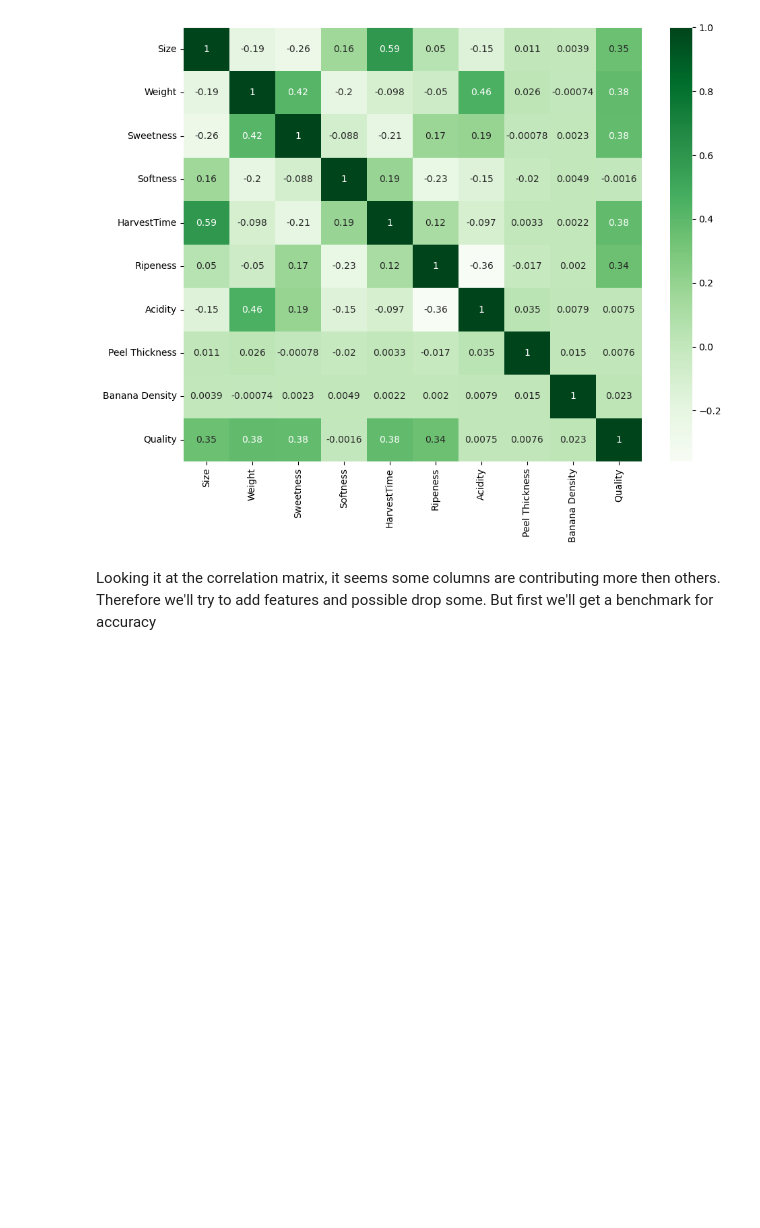
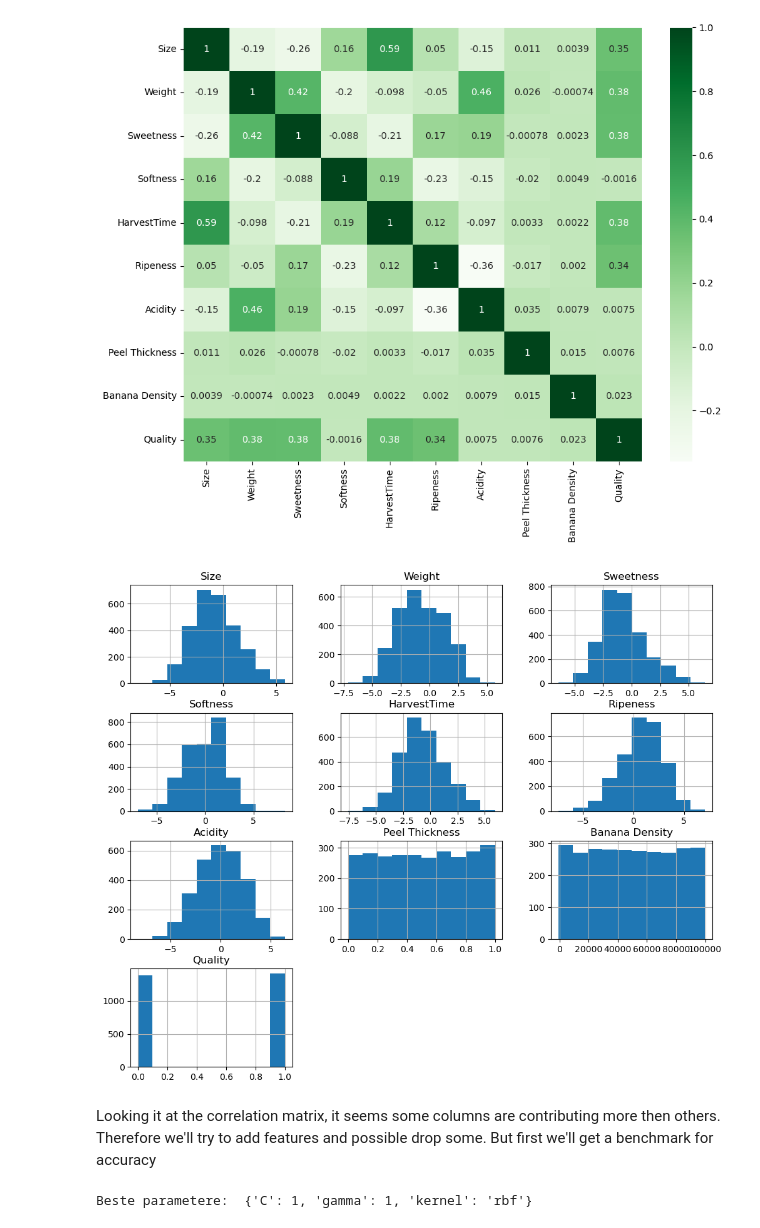
Before and after one commit to fredericstrand/DAT200, a Jupyter notebook: CA3/oblig-3.ipynb, the cells around one changed output. Cells and saved outputs as stored; diff of their text form; code cells hidden in the pictures; blank space fills up the shorter version.

```diff
--- a/CA3/oblig-3.ipynb
+++ b/CA3/oblig-3.ipynb
@@ -64,6 +58,10 @@ plt.tight_layout()
 plt.show()
 # %% [output]
 [figure]
+# %%
+train_df.hist(figsize=(12, 10));
+# %% [output]
+[figure, added]
 # %% [markdown]
 Looking it at the correlation matrix, it seems some columns are contributing more then others. Therefore we'll try to add features and possible drop some. But first we'll get a benchmark for accuracy
 # %%
@@ -91,4 +94,25 @@ X_train, X_test, y_train, y_test = train_test_split(X, y, test_size=0.2, random_
 # Fit the pipeline on training data and transform both train and test.
 X_train_scaled = pipeline.fit_transform(X_train)
 X_test_scaled = pipeline.transform(X_test)
+# %%
+"""
+running a small gridsearch on SVC, in the "real" gridsearch we used other models to and more paramters. We used a server
+to run the gridsearch which means we couldn't use jupyter as we only had access to the terminal. therefore we had to cut it down
+here for the submission so it would use so long to run.
+"""
+
+param_grid = {
+    'C': [0.1, 1, 5, 10],
+    'gamma': ['scale', 'auto', 0.01, 0.1, 1],
+    'kernel': ['rbf', 'linear']
+}
+
+model = SVC()
+grid_search = GridSearchCV(model, param_grid, cv=5, scoring='f1_macro', n_jobs=-1)
+grid_search.fit(X_train_scaled, y_train)
+
+# Printing the best parameters
+print("Beste parametere: ", grid_search.best_params_)
+# %% [output]
+Beste parametere:  {'C': 1, 'gamma': 1, 'kernel': 'rbf'}
 # %%
```
Also changed, not shown: parts of 4 cells of this notebook, 14 other files.
